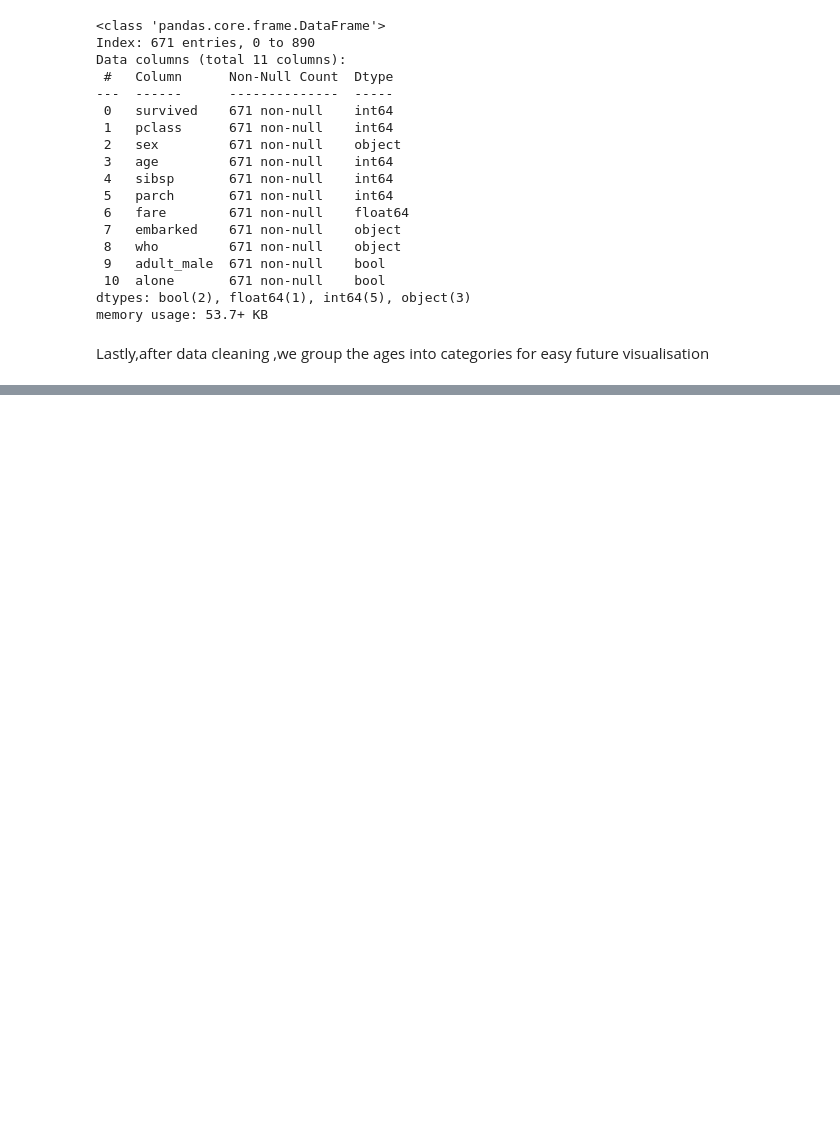
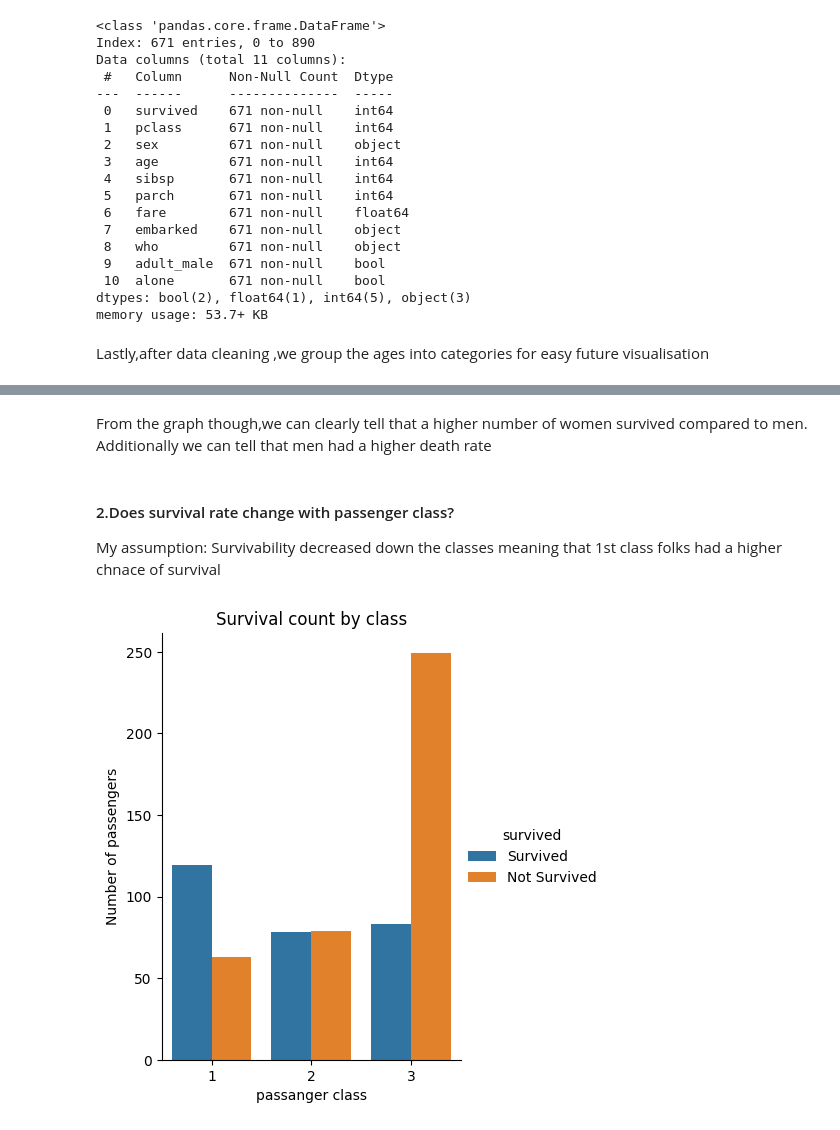
Before and after one commit to K-Atina/Titanic-Dataset, a Jupyter notebook: Titanic_Dataset.ipynb, the cells around one changed output, grey strips where cells are left out. Saved outputs shown, nothing was run; the diff lists cells and outputs as text; code cells hidden in the pictures; blank space fills up the shorter version.

```diff
--- a/Titanic_Dataset.ipynb
+++ b/Titanic_Dataset.ipynb
@@ -295,0 +295,15 @@ df_cleaned.describe(include="bool")
+# %% [markdown]
+From the graph though,we can clearly tell that a higher number of women survived compared to men.
+Additionally we can tell that men had a higher death rate
+# %% [markdown]
+#### 2.Does survival rate change with passenger class?
+
+My assumption: Survivability decreased down the classes meaning that 1st class folks had a higher chnace of survival
+# %%
+sns.catplot(data=df_cleaned,x='pclass',hue='survived',kind='count',height=5,aspect=.8)
+plt.title("Survival count by class")
+plt.xlabel("passanger class")
+plt.ylabel("Number of passengers")
+plt.show()
+# %% [output]
+[figure, added]
```
Also changed, not shown: parts of 15 cells of this notebook.
